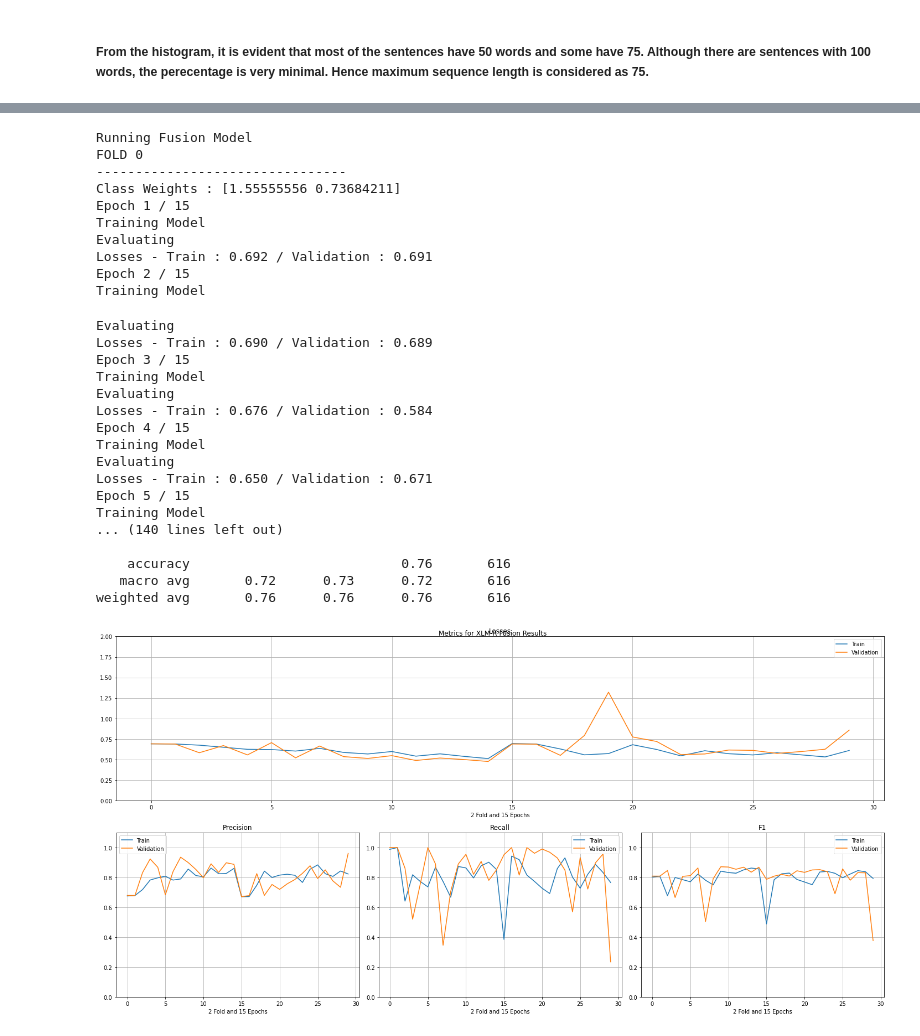
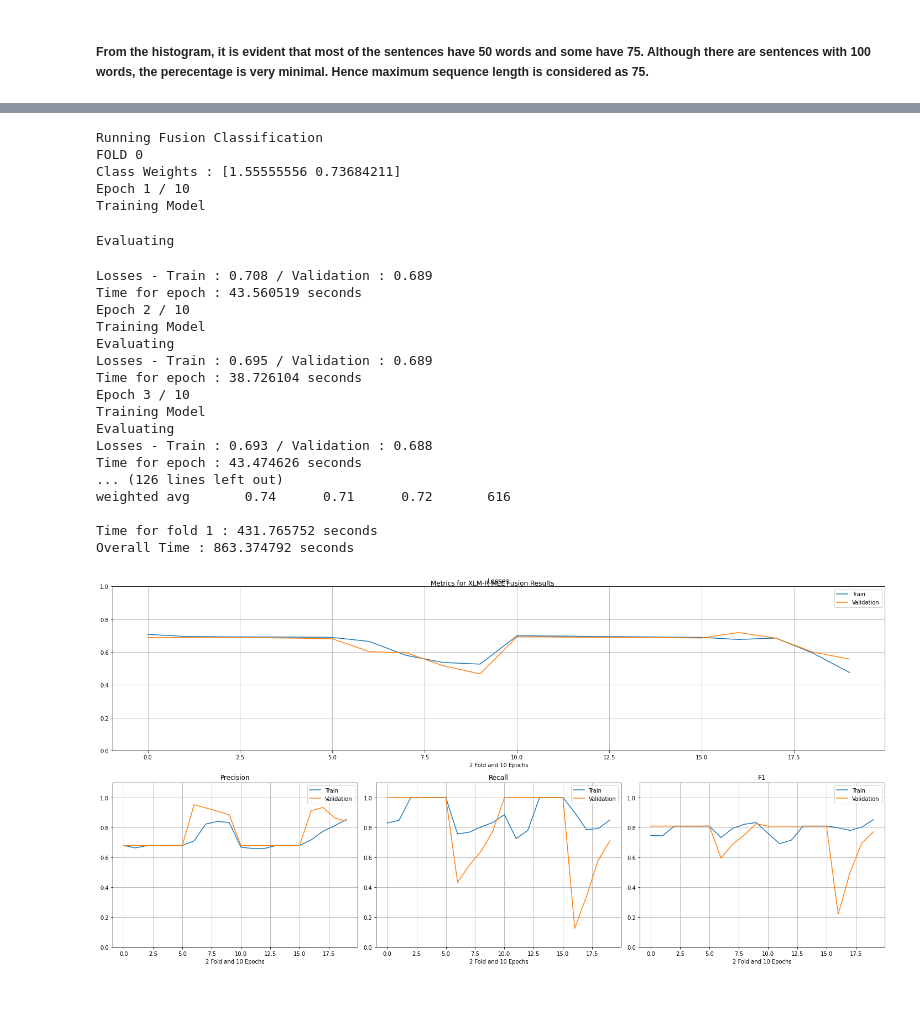
Before and after one commit to pradeep-miriyala/multi-modal-aud-nlp-models, a Jupyter notebook: notebooks/XLMR_Simplified.ipynb, the cells around one changed output, grey strips where cells are left out. Drawn from its saved outputs; the diff is of its cells as text; code cells hidden in the pictures; blank space fills up the shorter version.

```diff
--- a/notebooks/XLMR_Simplified.ipynb
+++ b/notebooks/XLMR_Simplified.ipynb
@@ -11,6 +12,7 @@ from bert_finetuner import *
 # %%
 data = pd.read_json('/content/drive/MyDrive/song_lyric_map.json')
 #data = pd.read_json('https://raw.githubusercontent.com/pradeep-miriyala/multi-modal-bert-models/main/data/song_lyric_map.json?token=ADXRNFRS46PTRG46WUZLXHDBKH7HY')
+IMG_PATH = '/content/drive/MyDrive/melSpectrogram'
 # %%
 plot_histogram(data['Lyric'])
 # %% [output]
@@ -68,36 +138,32 @@ plot_results(txt_results,'XLM-R Text Only')
 # %%
-fusion_results = k_fold_model_preparation(base_model, gpu, data, sequences, attention_masks, targets, fusion=True,
-                                       k_folds=2, epochs=15, balance_classes=True, dropout_level=0.25, lr=5e-4,
-                                       max_seq_len=MAX_SEQ_LEN, n_layers=4, clip_at=1.0)
+mel_fusion_results = run_k_fold(base_model, gpu, data, sequences, attention_masks, targets, fusion=FusionTypes.MEL,
+                                       k_folds=2, epochs=10, balance_classes=True, dropout_level=0.1, lr=7e-4,
+                                       max_seq_len=MAX_SEQ_LEN, n_layers=1, clip_at=1.0, img_path=IMG_PATH, hidden_dim=128)
 # %% [output]
-Running Fusion Model
+Running Fusion Classification
 FOLD 0
---------------------------------
 Class Weights : [1.55555556 0.73684211]
-Epoch 1 / 15
+Epoch 1 / 10
 Training Model
-Evaluating
-Losses - Train : 0.692 / Validation : 0.691
-Epoch 2 / 15
-Training Model
 Evaluating
-Losses - Train : 0.690 / Validation : 0.689
-Epoch 3 / 15
-Training Model
-Evaluating
-Losses - Train : 0.676 / Validation : 0.584
-Epoch 4 / 15
-Training Model
-Evaluating
-Losses - Train : 0.650 / Validation : 0.671
-Epoch 5 / 15
-Training Model
-... (140 lines left out)
-
-    accuracy                           0.76       616
-   macro avg       0.72      0.73      0.72       616
-weighted avg       0.76      0.76      0.76       616
+Losses - Train : 0.708 / Validation : 0.689
+Time for epoch : 43.560519 seconds
+Epoch 2 / 10
+Training Model
+Evaluating
+Losses - Train : 0.695 / Validation : 0.689
+Time for epoch : 38.726104 seconds
+Epoch 3 / 10
+Training Model
+Evaluating
+Losses - Train : 0.693 / Validation : 0.688
+Time for epoch : 43.474626 seconds
+... (126 lines left out)
+weighted avg       0.74      0.71      0.72       616
+
+Time for fold 1 : 431.765752 seconds
+Overall Time : 863.374792 seconds
 # %%
-plot_results(fusion_results,'XLM-R Fusion Results')
+plot_results(mel_fusion_results[0], 'XLM-R MEL Fusion Results')
 # %% [output]
-[figure, old version]
+[figure, new version]
```
Also changed, not shown: parts of 10 cells of this notebook, 1 other file.
